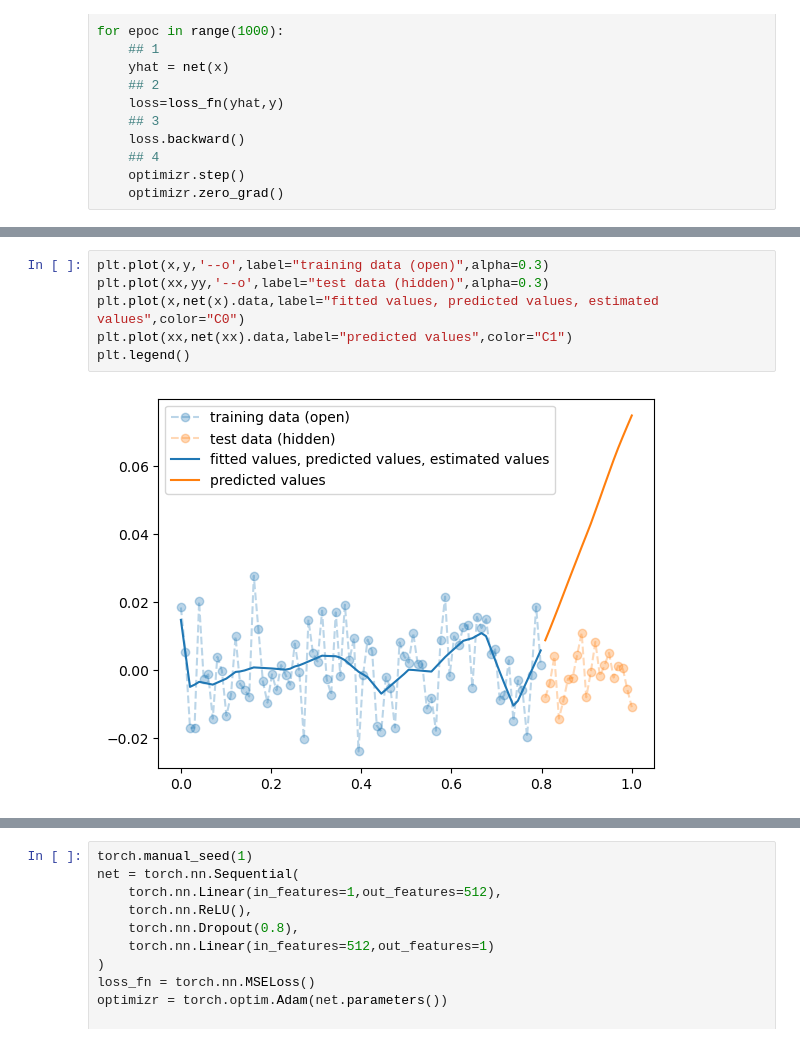
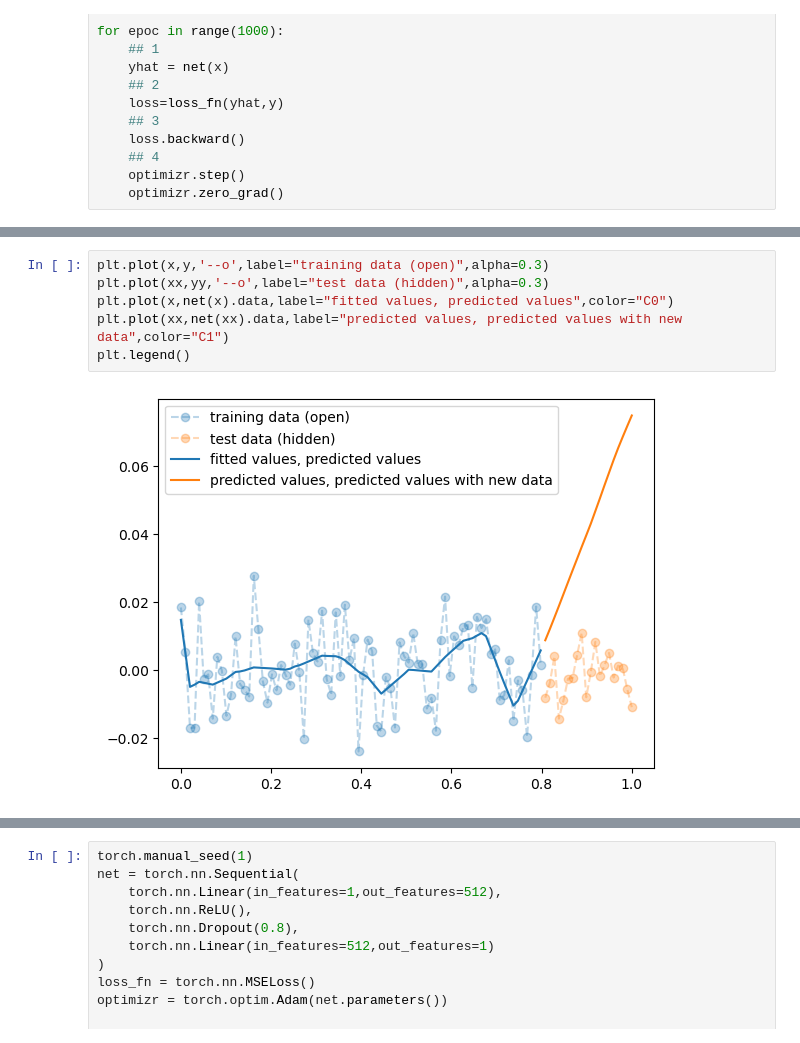
Before and after one commit to guebin/DL2024, a Jupyter notebook: docs/posts/04wk-2.out.ipynb, the cells around one changed output, grey strips where cells are left out. Saved outputs shown, nothing was run; the diff lists cells and outputs as text.

```diff
--- a/docs/posts/04wk-2.out.ipynb
+++ b/docs/posts/04wk-2.out.ipynb
@@ -132,8 +132,8 @@ plt.legend()
 # %%
 plt.plot(x,y,'--o',label="training data (open)",alpha=0.3)
 plt.plot(xx,yy,'--o',label="test data (hidden)",alpha=0.3)
-plt.plot(x,net(x).data,label="fitted values, predicted values, estimated values",color="C0")
-plt.plot(xx,net(xx).data,label="predicted values",color="C1")
+plt.plot(x,net(x).data,label="fitted values, predicted values",color="C0")
+plt.plot(xx,net(xx).data,label="predicted values, predicted values with new data",color="C1")
 plt.legend()
 # %% [output]
-[figure, old version]
+[figure, new version]
```
Also changed, not shown: parts of 51 cells of this notebook, 15 other files.
